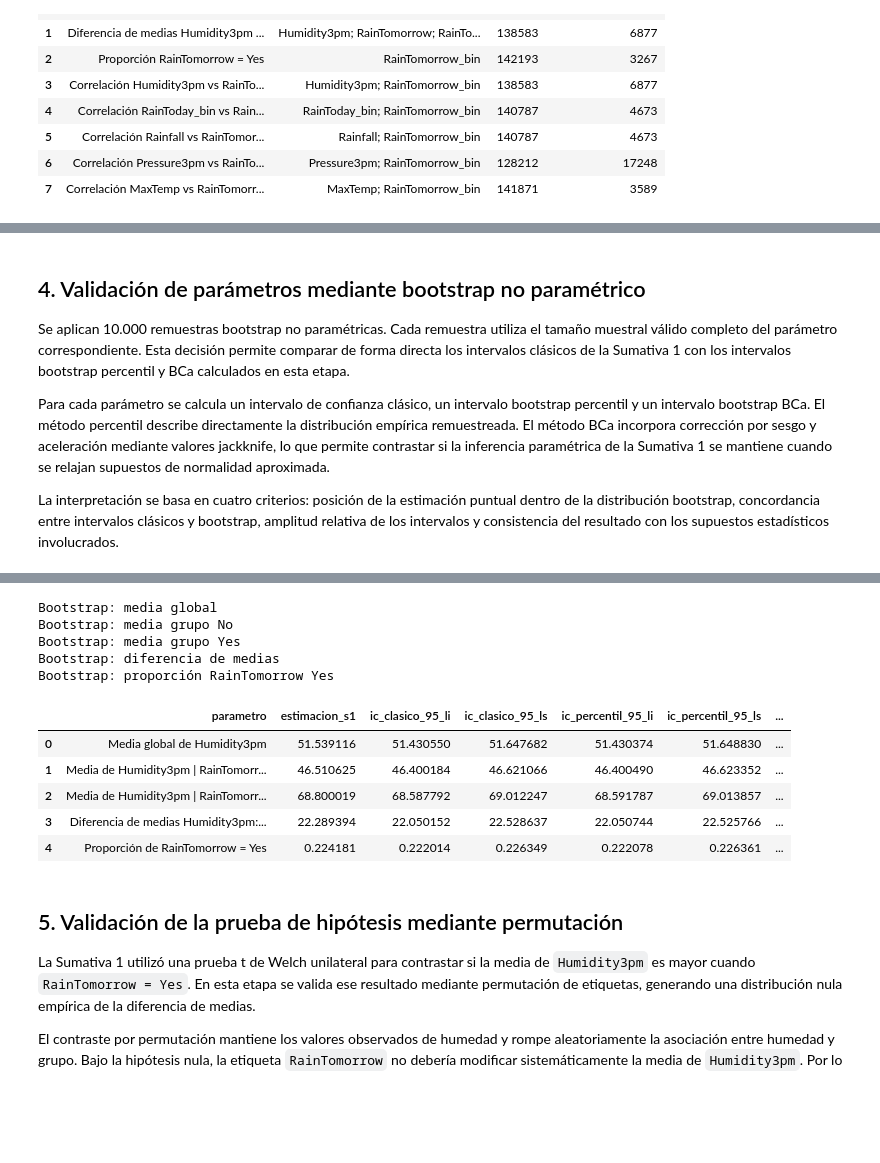
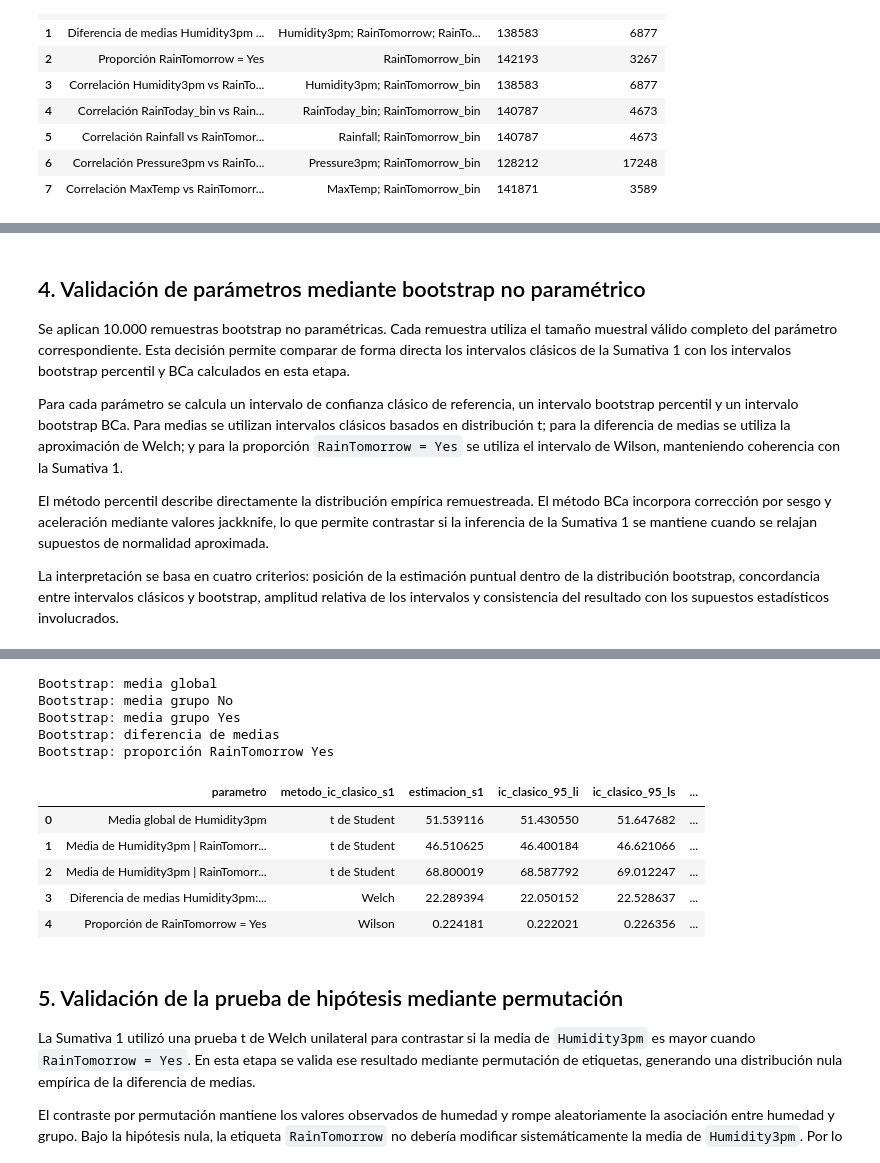
Before and after one commit to edocontreras/mcdia501-estadistica-computacional-g6, a Jupyter notebook: semana2/notebooks/Sumativa2_Rain_Australia_G6.ipynb, the cells around one changed output, grey strips where cells are left out. Drawn from its saved outputs; the diff is of its cells as text; code cells hidden in the pictures; blank space fills up the shorter version.

```diff
--- a/semana2/notebooks/Sumativa2_Rain_Australia_G6.ipynb
+++ b/semana2/notebooks/Sumativa2_Rain_Australia_G6.ipynb
@@ -311,7 +393,9 @@ parametros_s1
 
 Se aplican 10.000 remuestras bootstrap no paramétricas. Cada remuestra utiliza el tamaño muestral válido completo del parámetro correspondiente. Esta decisión permite comparar de forma directa los intervalos clásicos de la Sumativa 1 con los intervalos bootstrap percentil y BCa calculados en esta etapa.
 
-Para cada parámetro se calcula un intervalo de confianza clásico, un intervalo bootstrap percentil y un intervalo bootstrap BCa. El método percentil describe directamente la distribución empírica remuestreada. El método BCa incorpora corrección por sesgo y aceleración mediante valores jackknife, lo que permite contrastar si la inferencia paramétrica de la Sumativa 1 se mantiene cuando se relajan supuestos de normalidad aproximada.
+Para cada parámetro se calcula un intervalo de confianza clásico de referencia, un intervalo bootstrap percentil y un intervalo bootstrap BCa. Para medias se utilizan intervalos clásicos basados en distribución t; para la diferencia de medias se utiliza la aproximación de Welch; y para la proporción `RainTomorrow = Yes` se utiliza el intervalo de Wilson, manteniendo coherencia con la Sumativa 1.
+
+El método percentil describe directamente la distribución empírica remuestreada. El método BCa incorpora corrección por sesgo y aceleración mediante valores jackknife, lo que permite contrastar si la inferencia de la Sumativa 1 se mantiene cuando se relajan supuestos de normalidad aproximada.
 
 La interpretación se basa en cuatro criterios: posición de la estimación puntual dentro de la distribución bootstrap, concordancia entre intervalos clásicos y bootstrap, amplitud relativa de los intervalos y consistencia del resultado con los supuestos estadísticos involucrados.
 # %%
@@ -341,7 +425,7 @@ ci_pct = percentile_interval(boot_all)
 ci_bca = bca_interval(mean_all, boot_all, jackknife_mean_values(h_all_global))
 ci_classic = normal_ci_mean(h_all_global)
 bootstrap_series['media_global_humidity3pm'] = boot_all
-bootstrap_records.append(['Media global de Humidity3pm', mean_all, ci_classic[1], ci_classic[2], ci_pct[0], ci_pct[1], ci_bca[0], ci_bca[1], np.mean(boot_all), np.std(boot_all, ddof=1), N_BOOT])
+bootstrap_records.append(['Media global de Humidity3pm', 't de Student', mean_all, ci_classic[1], ci_classic[2], ci_pct[0], ci_pct[1], ci_bca[0], ci_bca[1], np.mean(boot_all), np.std(boot_all, ddof=1), N_BOOT])
 
 print('Bootstrap: media grupo No')
 boot_no = bootstrap_mean(h_no, N_BOOT, rng, batch_size=BATCH_SIZE_BOOTSTRAP, sample_size=BOOT_SAMPLE_MEAN)
@@ -349,7 +433,7 @@ ci_pct = percentile_interval(boot_no)
 ci_bca = bca_interval(mean_no, boot_no, jackknife_mean_values(h_no))
 ci_classic = normal_ci_mean(h_no)
 bootstrap_series['media_humidity3pm_no'] = boot_no
-bootstrap_records.append(['Media de Humidity3pm | RainTomorrow = No', mean_no, ci_classic[1], ci_classic[2], ci_pct[0], ci_pct[1], ci_bca[0], ci_bca[1], np.mean(boot_no), np.std(boot_no, ddof=1), N_BOOT])
+bootstrap_records.append(['Media de Humidity3pm | RainTomorrow = No', 't de Student', mean_no, ci_classic[1], ci_classic[2], ci_pct[0], ci_pct[1], ci_bca[0], ci_bca[1], np.mean(boot_no), np.std(boot_no, ddof=1), N_BOOT])
 
 print('Bootstrap: media grupo Yes')
 boot_yes = bootstrap_mean(h_yes, N_BOOT, rng, batch_size=BATCH_SIZE_BOOTSTRAP, sample_size=BOOT_SAMPLE_MEAN)
@@ -357,7 +441,7 @@ ci_pct = percentile_interval(boot_yes)
 ci_bca = bca_interval(mean_yes, boot_yes, jackknife_mean_values(h_yes))
 ci_classic = normal_ci_mean(h_yes)
 bootstrap_series['media_humidity3pm_yes'] = boot_yes
-bootstrap_records.append(['Media de Humidity3pm | RainTomorrow = Yes', mean_yes, ci_classic[1], ci_classic[2], ci_pct[0], ci_pct[1], ci_bca[0], ci_bca[1], np.mean(boot_yes), np.std(boot_yes, ddof=1), N_BOOT])
+bootstrap_records.append(['Media de Humidity3pm | RainTomorrow = Yes', 't de Student', mean_yes, ci_classic[1], ci_classic[2], ci_pct[0], ci_pct[1], ci_bca[0], ci_bca[1], np.mean(boot_yes), np.std(boot_yes, ddof=1), N_BOOT])
 
 print('Bootstrap: diferencia de medias')
 boot_diff = bootstrap_difference_means(h_yes, h_no, N_BOOT, rng, batch_size=BATCH_SIZE_BOOTSTRAP, sample_size_yes=BOOT_SAMPLE_MEAN, sample_size_no=BOOT_SAMPLE_MEAN)
@@ -365,19 +449,19 @@ ci_pct = percentile_interval(boot_diff)
 ci_bca = bca_interval(diff_yes_no, boot_diff, jackknife_difference_means_values(h_yes, h_no))
 ci_classic = welch_ci_difference(h_yes, h_no)
 bootstrap_series['diferencia_medias_humidity3pm_yes_no'] = boot_diff
-bootstrap_records.append(['Diferencia de medias Humidity3pm: Yes - No', diff_yes_no, ci_classic[1], ci_classic[2], ci_pct[0], ci_pct[1], ci_bca[0], ci_bca[1], np.mean(boot_diff), np.std(boot_diff, ddof=1), N_BOOT])
+bootstrap_records.append(['Diferencia de medias Humidity3pm: Yes - No', 'Welch', diff_yes_no, ci_classic[1], ci_classic[2], ci_pct[0], ci_pct[1], ci_bca[0], ci_bca[1], np.mean(boot_diff), np.std(boot_diff, ddof=1), N_BOOT])
 
 print('Bootstrap: proporción RainTomorrow Yes')
 rain_tomorrow_valid = base_validacion['RainTomorrow_bin'].dropna().to_numpy(dtype=float)
 boot_prop = bootstrap_proportion(rain_tomorrow_valid, N_BOOT, rng, batch_size=BATCH_SIZE_BOOTSTRAP, sample_size=BOOT_SAMPLE_MEAN)
 ci_pct = percentile_interval(boot_prop)
 ci_bca = bca_interval(prop_yes, boot_prop, jackknife_mean_values(rain_tomorrow_valid))
-ci_classic = normal_ci_proportion(rain_tomorrow_valid)
+ci_classic = wilson_ci_proportion(rain_tomorrow_valid)
 bootstrap_series['proporcion_raintomorrow_yes'] = boot_prop
-bootstrap_records.append(['Proporción de RainTomorrow = Yes', prop_yes, ci_classic[1], ci_classic[2], ci_pct[0], ci_pct[1], ci_bca[0], ci_bca[1], np.mean(boot_prop), np.std(boot_prop, ddof=1), N_BOOT])
+bootstrap_records.append(['Proporción de RainTomorrow = Yes', 'Wilson', prop_yes, ci_classic[1], ci_classic[2], ci_pct[0], ci_pct[1], ci_bca[0], ci_bca[1], np.mean(boot_prop), np.std(boot_prop, ddof=1), N_BOOT])
 
 bootstrap_parametros = pd.DataFrame(bootstrap_records, columns=[
-    'parametro', 'estimacion_s1', 'ic_clasico_95_li', 'ic_clasico_95_ls',
+    'parametro', 'metodo_ic_clasico_s1', 'estimacion_s1', 'ic_clasico_95_li', 'ic_clasico_95_ls',
     'ic_percentil_95_li', 'ic_percentil_95_ls', 'ic_bca_95_li', 'ic_bca_95_ls',
     'media_bootstrap', 'error_estandar_bootstrap', 'n_remuestras'
 ])
@@ -387,39 +471,40 @@ bootstrap_parametros['ancho_ic_percentil'] = bootstrap_parametros['ic_percentil_
 bootstrap_parametros['ancho_ic_bca'] = bootstrap_parametros['ic_bca_95_ls'] - bootstrap_parametros['ic_bca_95_li']
 bootstrap_parametros.to_csv(TABLES_DIR / '02_bootstrap_parametros_s1.csv', index=False)
 
 comparacion_intervalos = bootstrap_parametros.copy()
 comparacion_intervalos['razon_ancho_percentil_vs_clasico'] = comparacion_intervalos['ancho_ic_percentil'] / comparacion_intervalos['ancho_ic_clasico']
 comparacion_intervalos['razon_ancho_bca_vs_clasico'] = comparacion_intervalos['ancho_ic_bca'] / comparacion_intervalos['ancho_ic_clasico']
 comparacion_intervalos['incluye_estimacion_s1_percentil'] = (
     (comparacion_intervalos['estimacion_s1'] >= comparacion_intervalos['ic_percentil_95_li']) &
     (comparacion_intervalos['estimacion_s1'] <= comparacion_intervalos['ic_percentil_95_ls'])
 )
 comparacion_intervalos['incluye_estimacion_s1_bca'] = (
     (comparacion_intervalos['estimacion_s1'] >= comparacion_intervalos['ic_bca_95_li']) &
     (comparacion_intervalos['estimacion_s1'] <= comparacion_intervalos['ic_bca_95_ls'])
 )
 comparacion_intervalos['lectura_metodologica'] = np.where(
     comparacion_intervalos['incluye_estimacion_s1_bca'],
     'El intervalo BCa contiene la estimación de S1; la evidencia bootstrap es concordante con el resultado previo.',
     'El intervalo BCa no contiene la estimación de S1; revisar posible sesgo, asimetría o sensibilidad del estimador.'
 )
+comparacion_intervalos['criterio_comparacion'] = 'Comparación sistemática entre IC clásico de S1, IC bootstrap percentil e IC bootstrap BCa'
 comparacion_intervalos.to_csv(TABLES_DIR / '02b_comparacion_intervalos_bootstrap.csv', index=False)
 
 bootstrap_parametros
 # %% [output]
 |  | configuracion | n_bootstrap | n_permutaciones | n_montecarlo | sample_size_bootstrap_media | sample_size_bootstrap_correlacion | ... |
 | 0 | Remuestreo y simulación con tamañ... | 10000 | 10000 | 100000 | n_valido_completo | n_valido_completo | ... |
 Bootstrap: media global
 Bootstrap: media grupo No
 Bootstrap: media grupo Yes
 Bootstrap: diferencia de medias
 Bootstrap: proporción RainTomorrow Yes
-|  | parametro | estimacion_s1 | ic_clasico_95_li | ic_clasico_95_ls | ic_percentil_95_li | ic_percentil_95_ls | ... |
-| 0 | Media global de Humidity3pm | 51.539116 | 51.430550 | 51.647682 | 51.430374 | 51.648830 | ... |
-| 1 | Media de Humidity3pm | RainTomorr... | 46.510625 | 46.400184 | 46.621066 | 46.400490 | 46.623352 | ... |
-| 2 | Media de Humidity3pm | RainTomorr... | 68.800019 | 68.587792 | 69.012247 | 68.591787 | 69.013857 | ... |
-| 3 | Diferencia de medias Humidity3pm:... | 22.289394 | 22.050152 | 22.528637 | 22.050744 | 22.525766 | ... |
-| 4 | Proporción de RainTomorrow = Yes | 0.224181 | 0.222014 | 0.226349 | 0.222078 | 0.226361 | ... |
+|  | parametro | metodo_ic_clasico_s1 | estimacion_s1 | ic_clasico_95_li | ic_clasico_95_ls | ... |
+| 0 | Media global de Humidity3pm | t de Student | 51.539116 | 51.430550 | 51.647682 | ... |
+| 1 | Media de Humidity3pm | RainTomorr... | t de Student | 46.510625 | 46.400184 | 46.621066 | ... |
+| 2 | Media de Humidity3pm | RainTomorr... | t de Student | 68.800019 | 68.587792 | 69.012247 | ... |
+| 3 | Diferencia de medias Humidity3pm:... | Welch | 22.289394 | 22.050152 | 22.528637 | ... |
+| 4 | Proporción de RainTomorrow = Yes | Wilson | 0.224181 | 0.222021 | 0.226356 | ... |
 # %%
 fig_specs = [
     ('media_global_humidity3pm', 'Media global de Humidity3pm', mean_all, 'fig_01_bootstrap_media_global_humidity3pm.png'),
```
Also changed, not shown: parts of 12 cells of this notebook.
